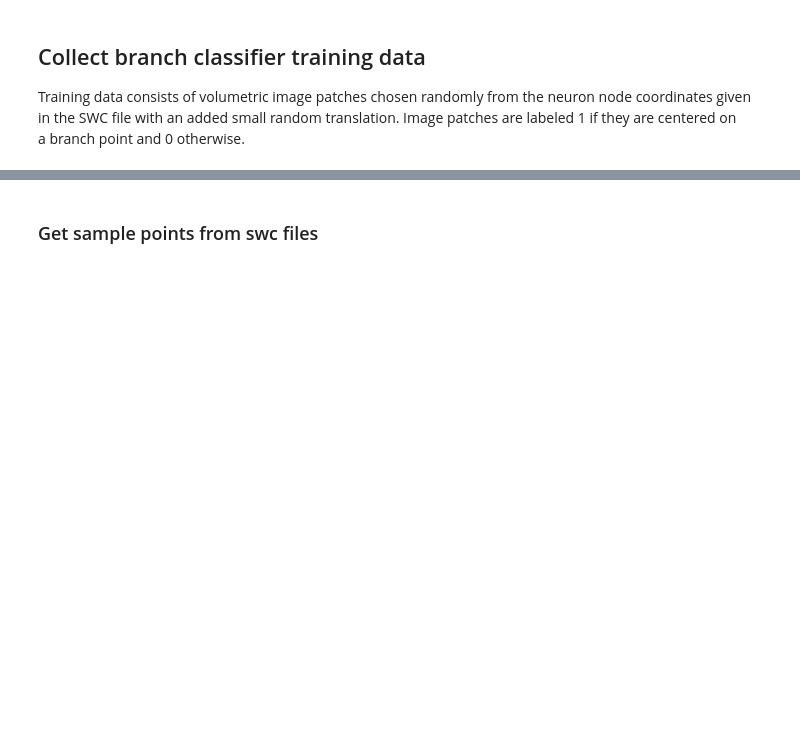
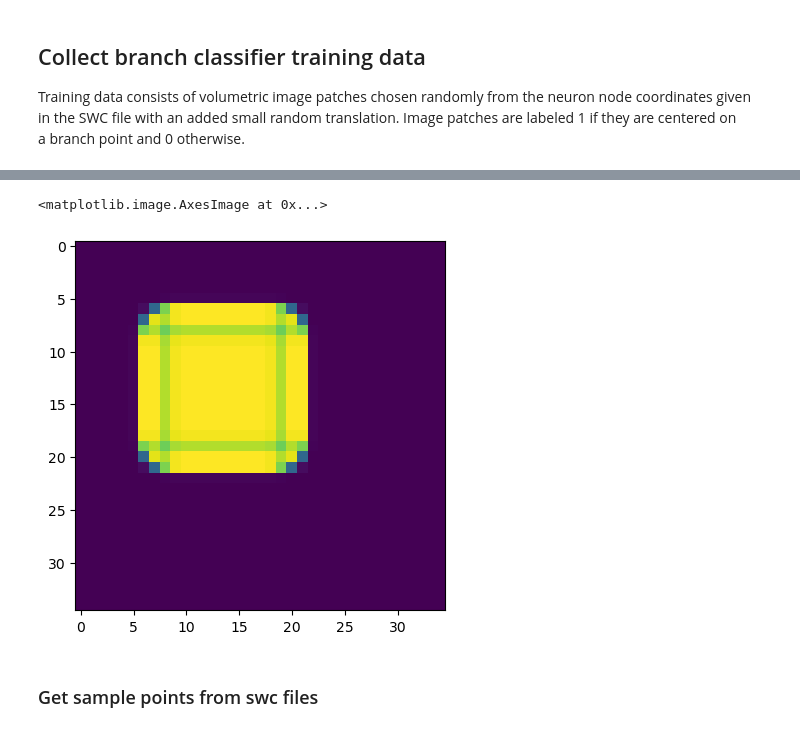
Before and after one commit to BrysonGray/neurotrack, a Jupyter notebook: notebooks/branch_classifier.ipynb, the cells around one changed output, grey strips where cells are left out. Cells and saved outputs as stored; diff of their text form; code cells hidden in the pictures; blank space fills up the shorter version.

```diff
--- a/notebooks/branch_classifier.ipynb
+++ b/notebooks/branch_classifier.ipynb
@@ -58,0 +150,34 @@ mask = draw.draw_neuron_mask()
+# %%
+from scipy.ndimage import gaussian_filter
+
+# harris detector
+def harris_detector(volume, sigma=3.0, k=0.04):
+    # Get the dimensions of the volume
+    z_dim, y_dim, x_dim = volume.shape
+
+    # Create a copy of the volume to avoid modifying the original
+    harris_volume = np.zeros_like(volume).astype(np.float32)
+
+    # Compute gradients in each direction
+    Ix =  gaussian_filter(volume, sigma=[sigma]*3, order=(0,0,1))
+    Iy =  gaussian_filter(volume, sigma=[sigma]*3, order=(0,1,0))
+    Iz =  gaussian_filter(volume, sigma=[sigma]*3, order=(1,0,0))
+
+    # Compute products of gradients
+    Ixx = Ix * Ix
+    Iyy = Iy * Iy
+    Izz = Iz * Iz
+    Ixy = Ix * Iy
+    Ixz = Ix * Iz
+    Iyz = Iy * Iz
+
+    # Compute the Harris response for each voxel
+    S = np.stack((Ixx, Ixy, Ixz, Ixy, Iyy, Iyz, Ixz, Iyz, Izz), axis=-1)
+    S = S.reshape((S.shape[:-1]+(3,3)))
+
+    # Compute the Harris response
+    det_S = np.linalg.det(S)
+    trace_S = np.trace(S, axis1=-2, axis2=-1)
+    harris_volume = det_S - k * (trace_S ** 2)
+
+    return harris_volume / harris_volume.min()
@@ -59,3 +207,13 @@ mask = draw.draw_neuron_mask()
+# %%
+test_img = np.zeros((35,35,35))
+test_img[7:21,7:21,7:21] = np.ones((14,14,14))
+# %%
+harris_img = harris_detector(test_img, sigma=1.0, k=0.04)
+
+plt.imshow(harris_img.max(0))
+# %% [output]
+<matplotlib.image.AxesImage at 0x...>
+[figure, added]
 # %% [markdown]
 ### Get sample points from swc files
 # %%
```
Also changed, not shown: parts of 13 cells of this notebook, 1 other file.
